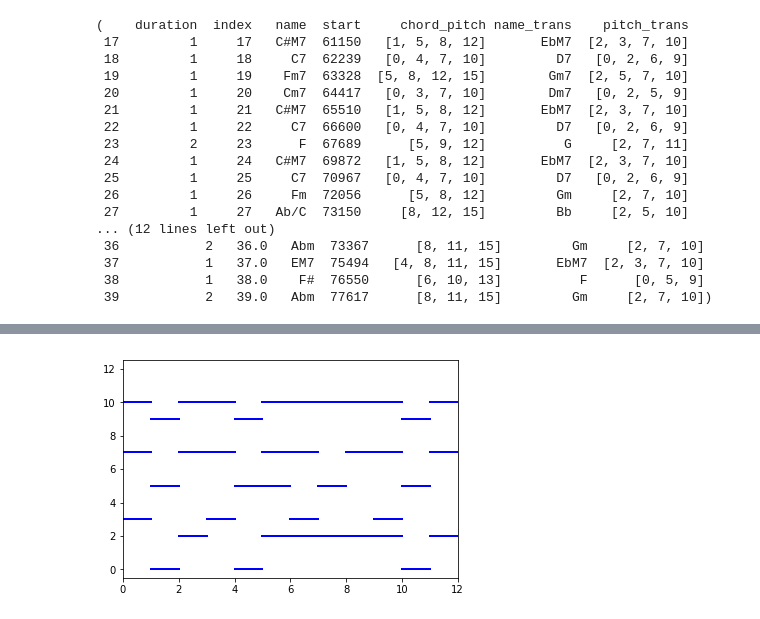
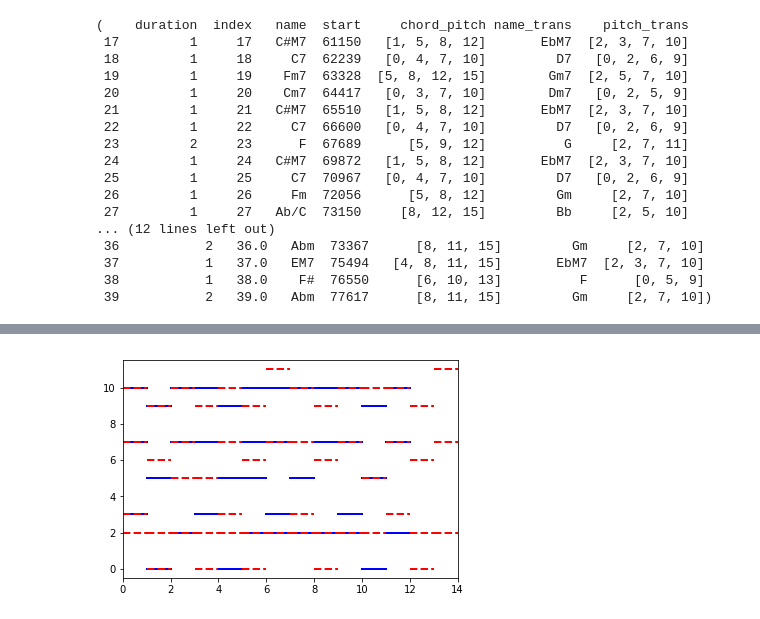
Before and after one commit to Linus-MK/audio_chord_analysis, a Jupyter notebook: perse_songle_api.ipynb, the cells around one changed output, grey strips where cells are left out. Cells and saved outputs as stored; diff of their text form; code cells hidden in the pictures.

```diff
--- a/perse_songle_api.ipynb
+++ b/perse_songle_api.ipynb
@@ -518,14 +498,18 @@ plt.axis("off")
 # %%
-beat = 0
-for chord in sabi_bokura["pitch_trans"]: ##★ここを後で可変にする
-    for i in chord:
-        plt.plot([beat, beat+1], [i, i], "b-", linewidth=2)
-        # 音程の正則化（12で割った剰余）は必要ある？ない？
-    beat += 1
+def plot_chord_chromagram(chords, plot_format):
+    beat = 0
+    for chord in chords:
+        for i in chord:
+            plt.plot([beat, beat+1], [i, i], plot_format, linewidth=2)
+            # 音程の正則化（12で割った剰余）は必要ある？ない？
+        beat += 1
 
-    # x軸描画範囲は特に希望無いけど、x軸y軸のどっちも指定しないといけないので区間ギリギリを指定
-    # y軸描画範囲を0～11 + 余白にする（余白がないと0や11の位置の線が見づらい）
-    VERTICAL_MERGIN = 0.5
-    plt.axis([0, beat, -VERTICAL_MERGIN, HALF_TONE_IN_OCTAVE-1+VERTICAL_MERGIN])
+        # x軸描画範囲は特に希望が無いけど、axis関数を使うときにはx軸y軸のどっちも指定しないといけないので区間ギリギリを指定
+        # y軸描画範囲を0～11 + 余白にする（余白がないと0や11の位置の線が見づらい）
+        VERTICAL_MERGIN = 0.5
+        plt.axis([0, beat, -VERTICAL_MERGIN, HALF_TONE_IN_OCTAVE-1+VERTICAL_MERGIN])
-# %% [output]
-[figure, removed]
+# %%
+plot_chord_chromagram(sabi_bokura["pitch_trans"], "b-")
+plot_chord_chromagram(sabi_mousou["pitch_trans"], "r--")
+# %% [output]
+[figure, added]
```
Also changed, not shown: parts of 4 cells of this notebook.
